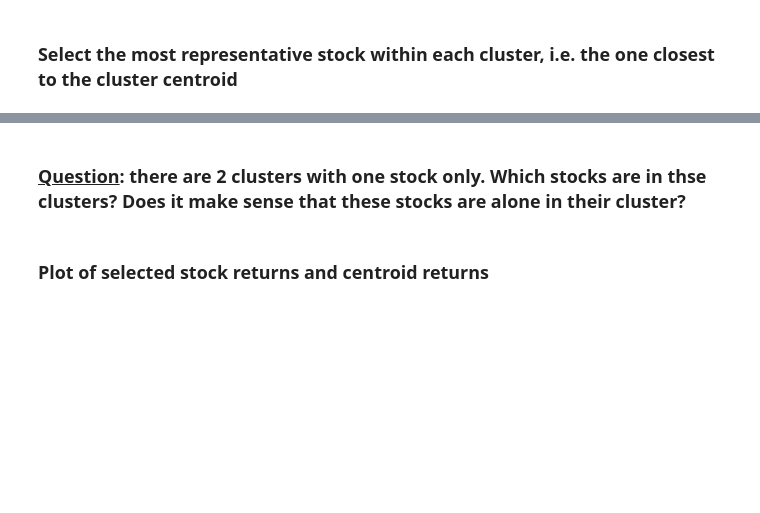
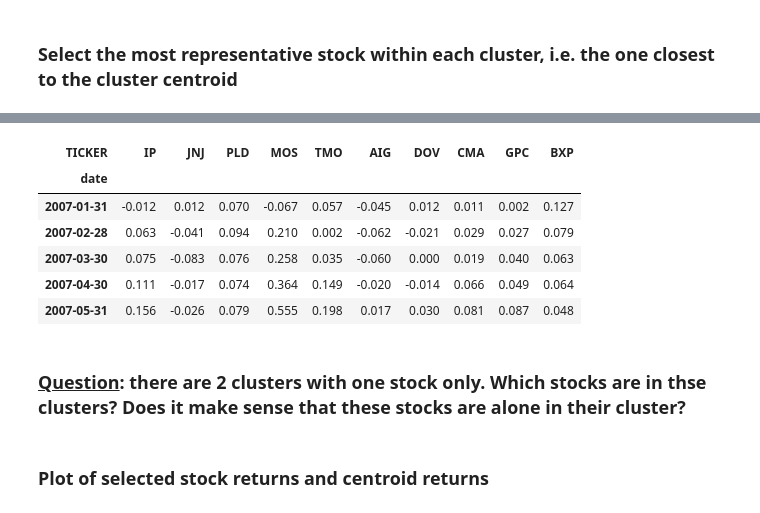
Before and after one commit to AEmanuelli/AMAL_Sorbonne_2024, a Jupyter notebook: PSL Week/Jour 1/Stock sampling/Stock sampling using k-means - tutorial version.ipynb, the cells around one changed output, grey strips where cells are left out. Cells and saved outputs as stored; diff of their text form; code cells hidden in the pictures; blank space fills up the shorter version.

```diff
--- a/PSL Week/Jour 1/Stock sampling/Stock sampling using k-means - tutorial version.ipynb
+++ b/PSL Week/Jour 1/Stock sampling/Stock sampling using k-means - tutorial version.ipynb
@@ -145,8 +281,16 @@ closest
 # %%
-best_fits = # for each cluster, select the stock that is closest to the cluster centroid
-cum_best_fits = # compute cumulated returns of each selected stock
+best_fits = data_pivot.iloc[closest, :] #for each cluster, select the stock that is closest to the cluster centroid
+cum_best_fits = best_fits.T.cumsum() # compute cumulated returns of each selected stock
 cum_best_fits.head()
 cum_best_fits.round(decimals=3).head()
+# %% [output]
+| TICKER | IP | JNJ | PLD | MOS | TMO | AIG | DOV | CMA | GPC | BXP |
+| date |  |  |  |  |  |  |  |  |  |  |
+| 2007-01-31 | -0.012 | 0.012 | 0.070 | -0.067 | 0.057 | -0.045 | 0.012 | 0.011 | 0.002 | 0.127 |
+| 2007-02-28 | 0.063 | -0.041 | 0.094 | 0.210 | 0.002 | -0.062 | -0.021 | 0.029 | 0.027 | 0.079 |
+| 2007-03-30 | 0.075 | -0.083 | 0.076 | 0.258 | 0.035 | -0.060 | 0.000 | 0.019 | 0.040 | 0.063 |
+| 2007-04-30 | 0.111 | -0.017 | 0.074 | 0.364 | 0.149 | -0.020 | -0.014 | 0.066 | 0.049 | 0.064 |
+| 2007-05-31 | 0.156 | -0.026 | 0.079 | 0.555 | 0.198 | 0.017 | 0.030 | 0.081 | 0.087 | 0.048 |
 # %% [markdown]
 ### <u>Question</u>: there are 2 clusters with one stock only. Which stocks are in thse clusters? Does it make sense that these stocks are alone in their cluster?
 # %% [markdown]
```
Also changed, not shown: parts of 26 cells of this notebook, 2 other files.
